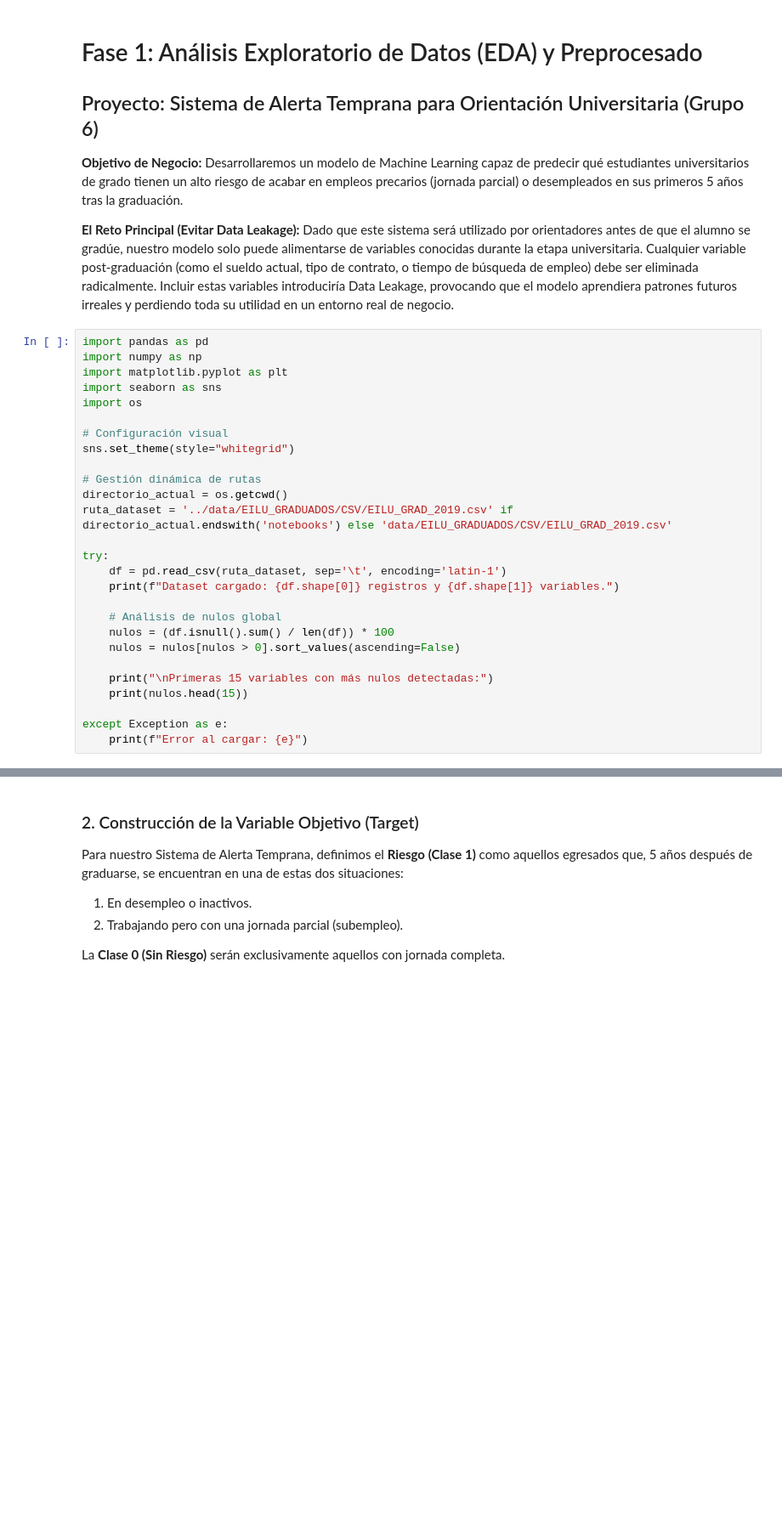
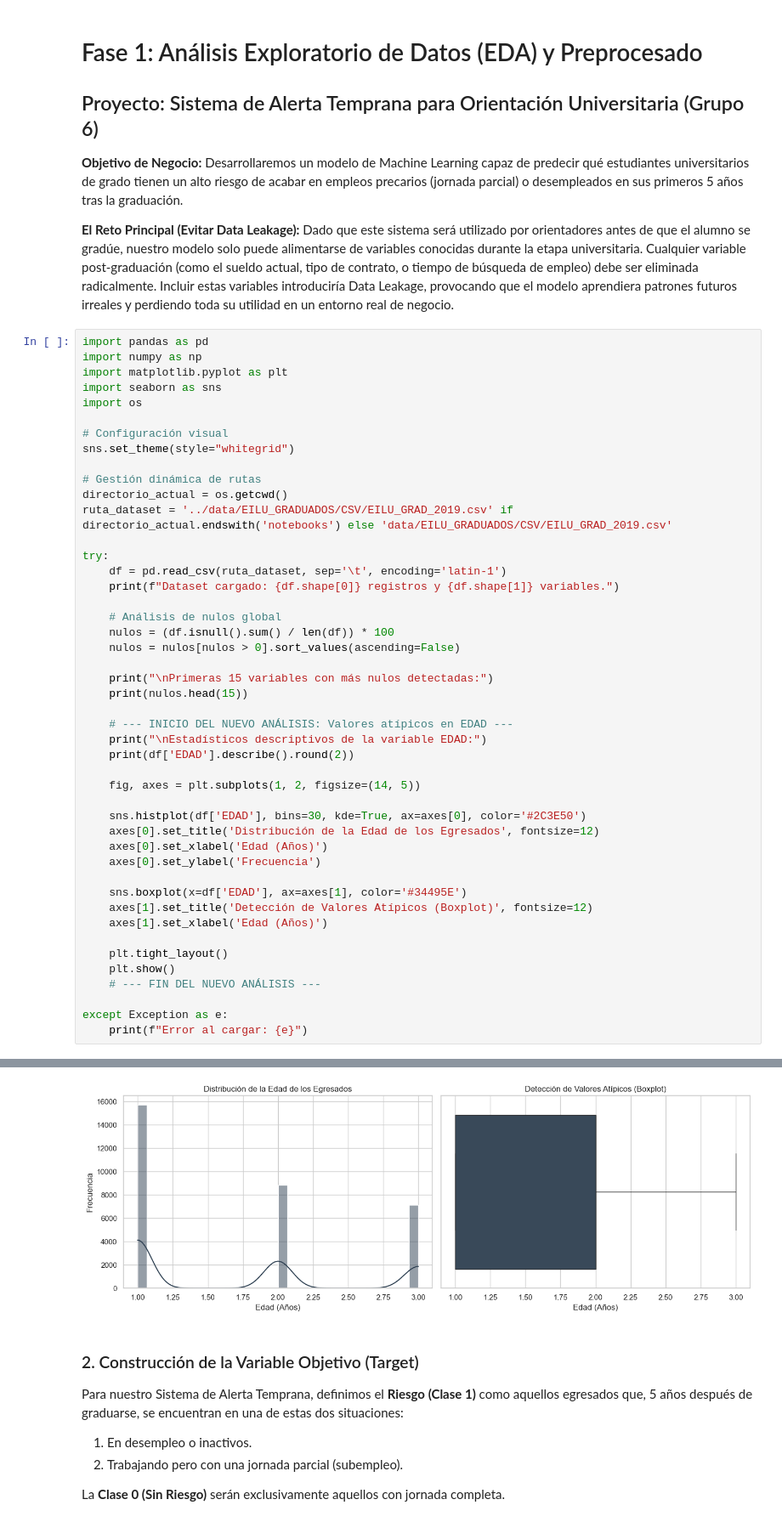
Before and after one commit to JorgeMedina02/mvc-proyecto-grupo-6, a Jupyter notebook: notebooks/01_EDA.ipynb, the cells around one changed output, grey strips where cells are left out. Shown at 85% size. Drawn from its saved outputs; the diff is of its cells as text; blank space fills up the shorter version.

```diff
--- a/notebooks/01_EDA.ipynb
+++ b/notebooks/01_EDA.ipynb
@@ -32,6 +32,25 @@ try:
     print("\nPrimeras 15 variables con más nulos detectadas:")
     print(nulos.head(15))
 
+    # --- INICIO DEL NUEVO ANÁLISIS: Valores atípicos en EDAD ---
+    print("\nEstadísticos descriptivos de la variable EDAD:")
+    print(df['EDAD'].describe().round(2))
+
+    fig, axes = plt.subplots(1, 2, figsize=(14, 5))
+
+    sns.histplot(df['EDAD'], bins=30, kde=True, ax=axes[0], color='#2C3E50')
+    axes[0].set_title('Distribución de la Edad de los Egresados', fontsize=12)
+    axes[0].set_xlabel('Edad (Años)')
+    axes[0].set_ylabel('Frecuencia')
+
+    sns.boxplot(x=df['EDAD'], ax=axes[1], color='#34495E')
+    axes[1].set_title('Detección de Valores Atípicos (Boxplot)', fontsize=12)
+    axes[1].set_xlabel('Edad (Años)')
+
+    plt.tight_layout()
+    plt.show()
+    # --- FIN DEL NUEVO ANÁLISIS ---
+
 except Exception as e:
     print(f"Error al cargar: {e}")
 # %% [output]
@@ -47,3 +77,4 @@ dtype: float64
+[figure, added]
 # %% [markdown]
 ### 2. Construcción de la Variable Objetivo (Target)
 
```
Also changed, not shown: parts of 4 cells of this notebook.
